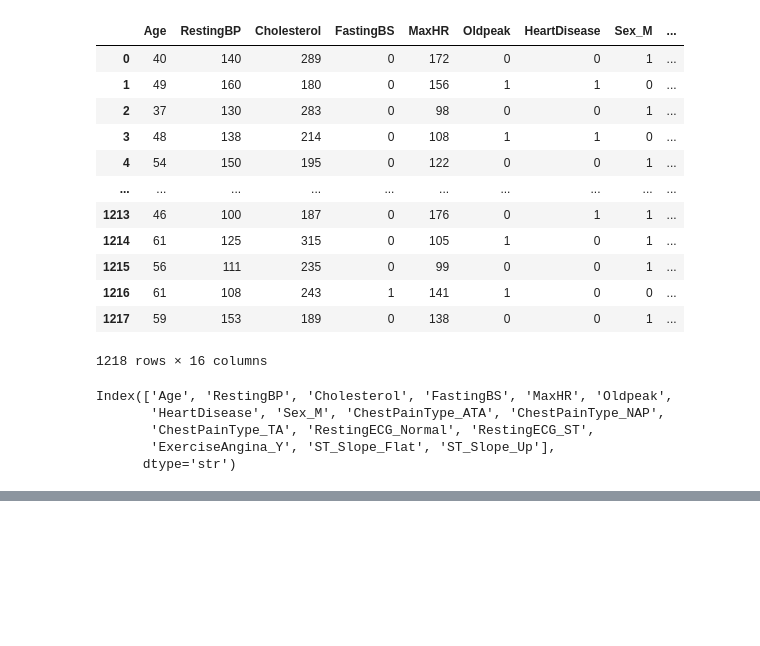
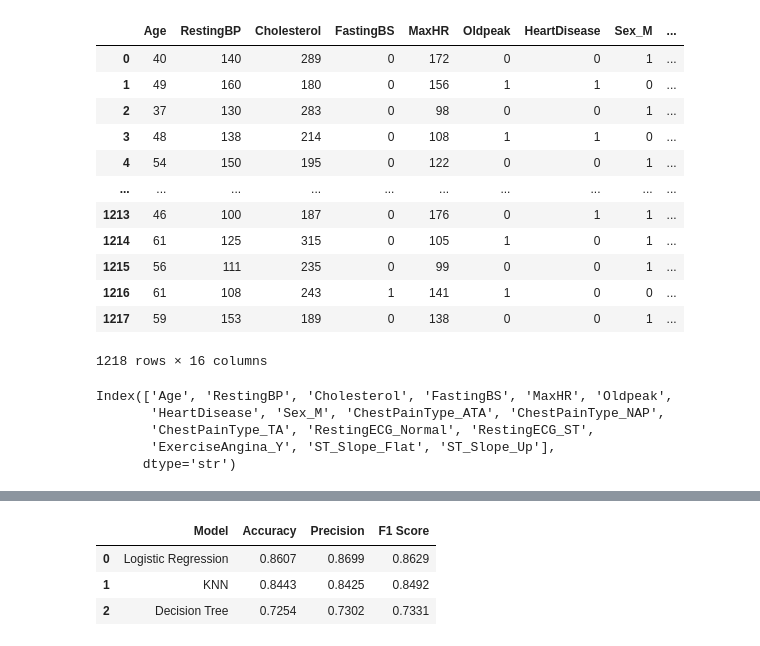
Before and after one commit to ShivamAttri05/Machine_Learning, a Jupyter notebook: Lecture_09_Decision_Tree/Decision_Tree.ipynb, the cells around one changed output, grey strips where cells are left out. Drawn from its saved outputs; the diff is of its cells as text; code cells hidden in the pictures; blank space fills up the shorter version.

Commit message:
Decision tree updated

```diff
--- a/Lecture_09_Decision_Tree/Decision_Tree.ipynb
+++ b/Lecture_09_Decision_Tree/Decision_Tree.ipynb
@@ -252,0 +253,8 @@ results
+# %%
+results_df = pd.DataFrame(results)
+results_df.sort_values(by='F1 Score', ascending=False)
+# %% [output]
+|  | Model | Accuracy | Precision | F1 Score |
+| 0 | Logistic Regression | 0.8607 | 0.8699 | 0.8629 |
+| 1 | KNN | 0.8443 | 0.8425 | 0.8492 |
+| 2 | Decision Tree | 0.7254 | 0.7302 | 0.7331 |
```
Also changed, not shown: parts of 1 cell of this notebook.
